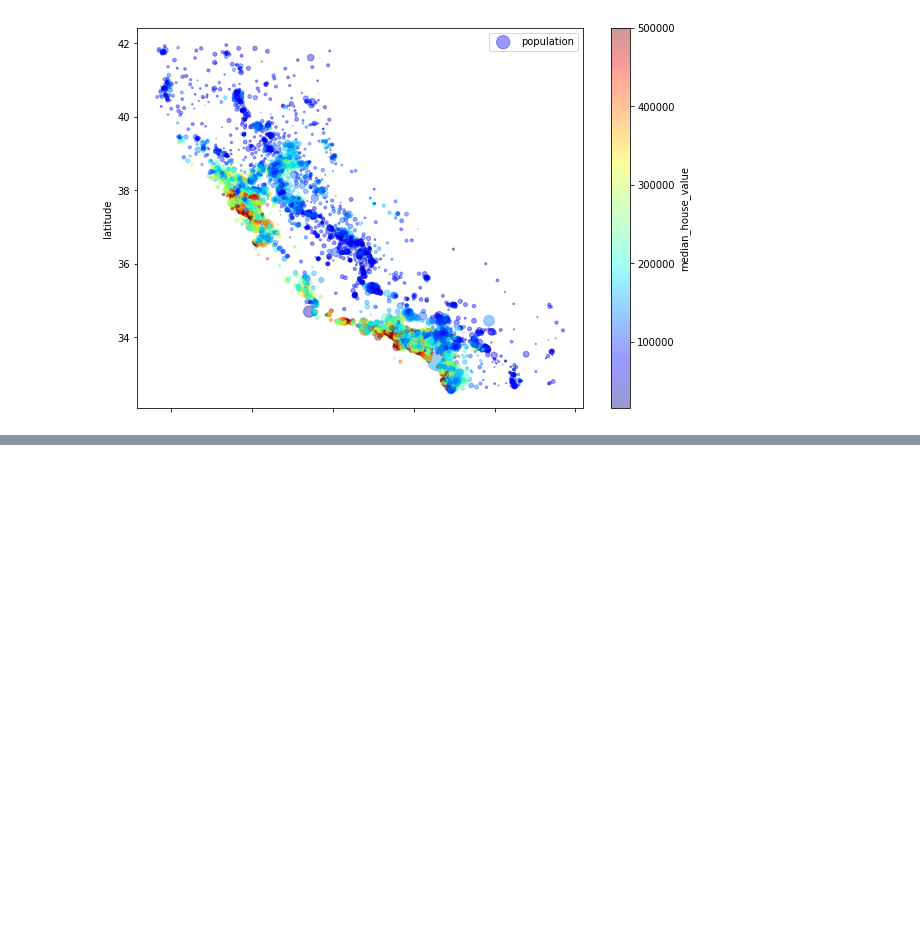
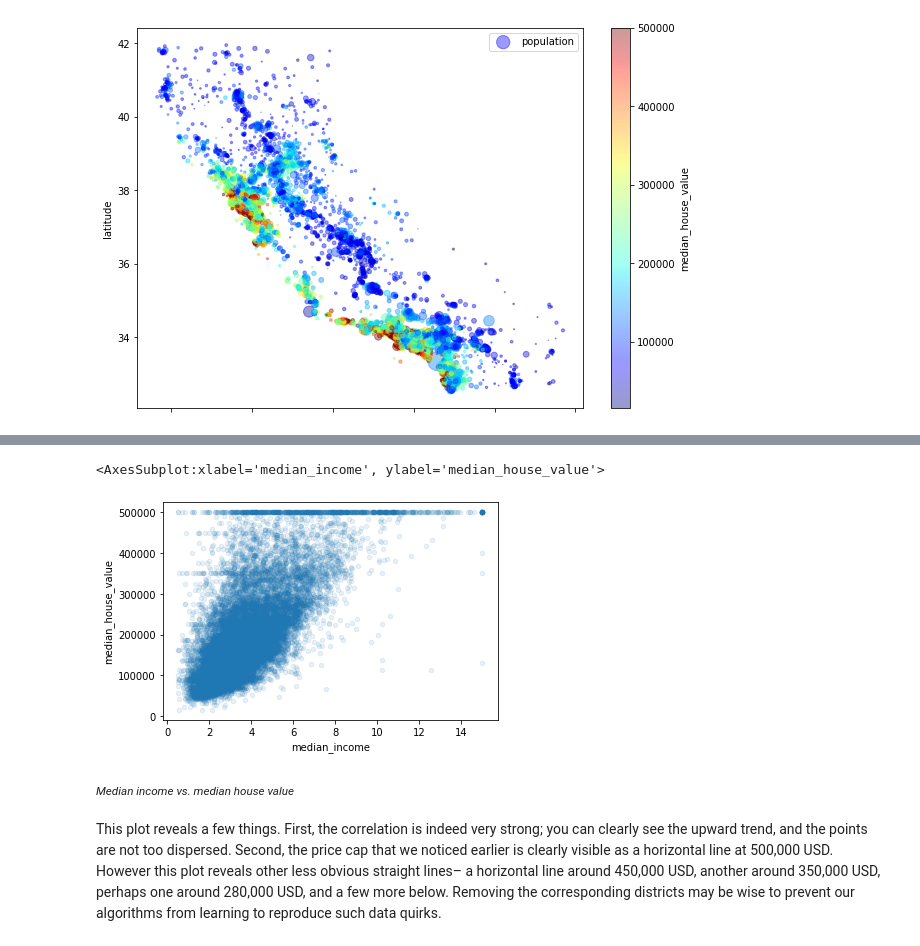
Before and after one commit to shahbajsingh/property-pricing-ca1990, a Jupyter notebook: cali-housing-price-model.ipynb, the cells around one changed output, grey strips where cells are left out. Drawn from its saved outputs; the diff is of its cells as text; code cells hidden in the pictures; blank space fills up the shorter version.

```diff
--- a/cali-housing-price-model.ipynb
+++ b/cali-housing-price-model.ipynb
@@ -447,0 +512,9 @@ plt.legend()
+# %%
+housing.plot(kind='scatter', x='median_income', y='median_house_value', alpha=0.1)
+# %% [output]
+<AxesSubplot:xlabel='median_income', ylabel='median_house_value'>
+[figure, added]
+# %% [markdown]
+<sub><i> Median income vs. median house value </i></sub>
+# %% [markdown]
+This plot reveals a few things. First, the correlation is indeed very strong; you can clearly see the upward trend, and the points are not too dispersed. Second, the price cap that we noticed earlier is clearly visible as a horizontal line at 500,000 USD. However this plot reveals other less obvious straight lines– a horizontal line around 450,000 USD, another around 350,000 USD, perhaps one around 280,000 USD, and a few more below. Removing the corresponding districts may be wise to prevent our algorithms from learning to reproduce such data quirks.
```
Also changed, not shown: parts of 11 cells of this notebook.
